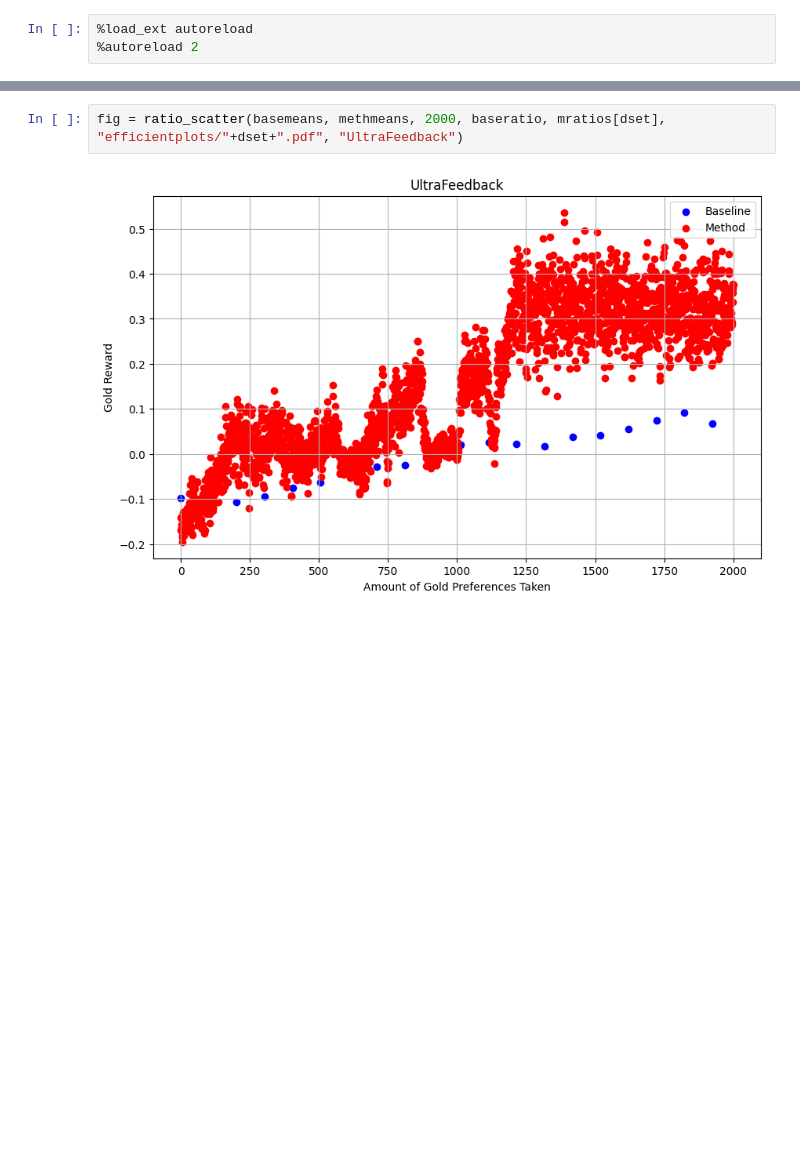
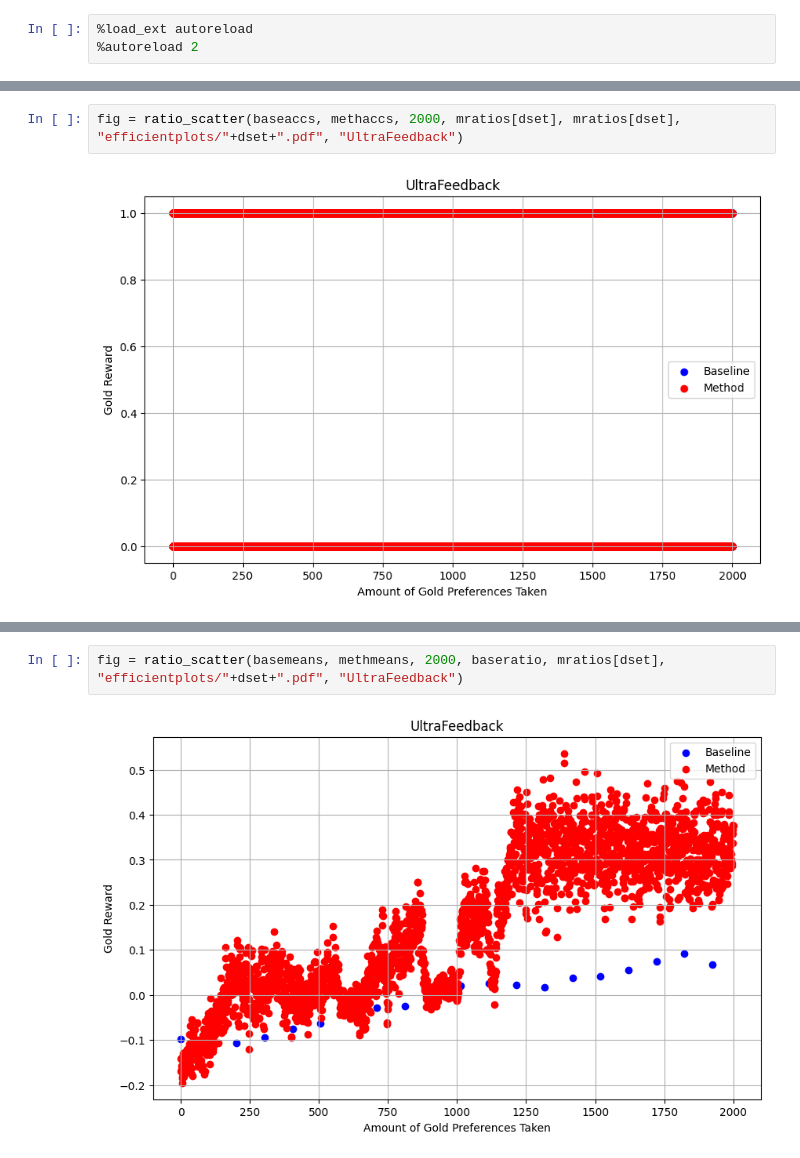
Before and after one commit to PrasannS/d2po, a Jupyter notebook: notebooks/trainlog_analysis.ipynb, the cells around one changed output, grey strips where cells are left out. Drawn from its saved outputs; the diff is of its cells as text; blank space fills up the shorter version.

```diff
--- a/notebooks/trainlog_analysis.ipynb
+++ b/notebooks/trainlog_analysis.ipynb
@@ -141,0 +162,4 @@ fig = ratio_scatter(basemeans, methmeans, 2000, baseratio, mratios[dset], "effic
+# %%
+fig = ratio_scatter(baseaccs, methaccs, 2000, mratios[dset], mratios[dset], "efficientplots/"+dset+".pdf", "UltraFeedback")
+# %% [output]
+[figure, added]
```
Also changed, not shown: parts of 6 cells of this notebook, 9 other files.
